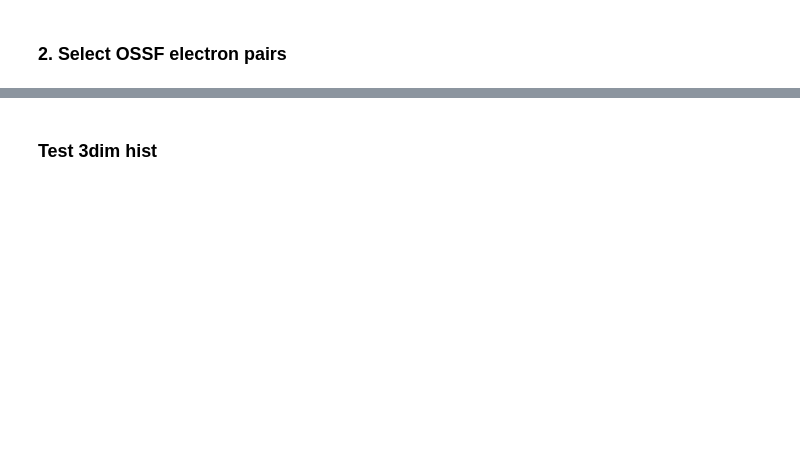
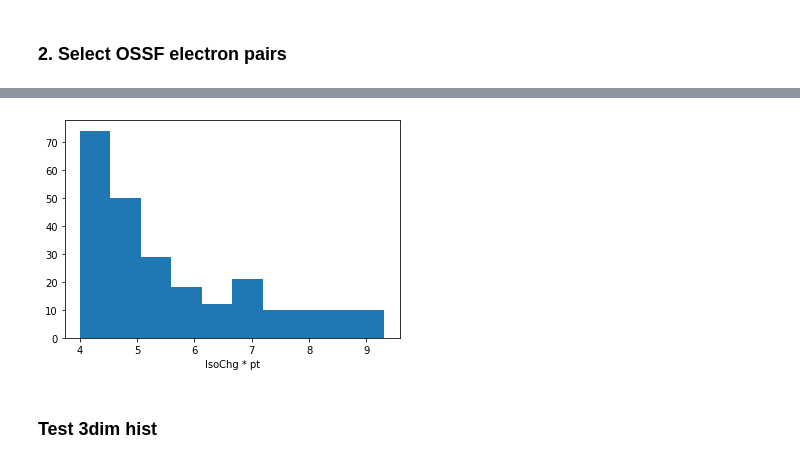
Before and after one commit to JW-corp/J.W_Analysis, a Jupyter notebook: Coffea_WZG/Jupyter/Test_Real_template.ipynb, the cells around one changed output, grey strips where cells are left out. Cells and saved outputs as stored; diff of their text form; code cells hidden in the pictures; blank space fills up the shorter version.

```diff
--- a/Coffea_WZG/Jupyter/Test_Real_template.ipynb
+++ b/Coffea_WZG/Jupyter/Test_Real_template.ipynb
@@ -241,3 +355,10 @@ leading_ele, subleading_ele  = ak.flatten(TLorentz_vector_cylinder(Diele.lep1)),
+# %%
+# - IsoChg-> EB: 1.141 EE: 1.051
+plt.hist(ak.flatten(Photon_Isochg_inv.pfRelIso03_chg * Photon_Isochg_inv.pt))
+plt.xlabel('IsoChg * pt')
+plt.show()
+# %% [output]
+[figure, added]
 # %% [markdown]
 ### Test 3dim hist
 # %%
```
Also changed, not shown: parts of 46 cells of this notebook.
